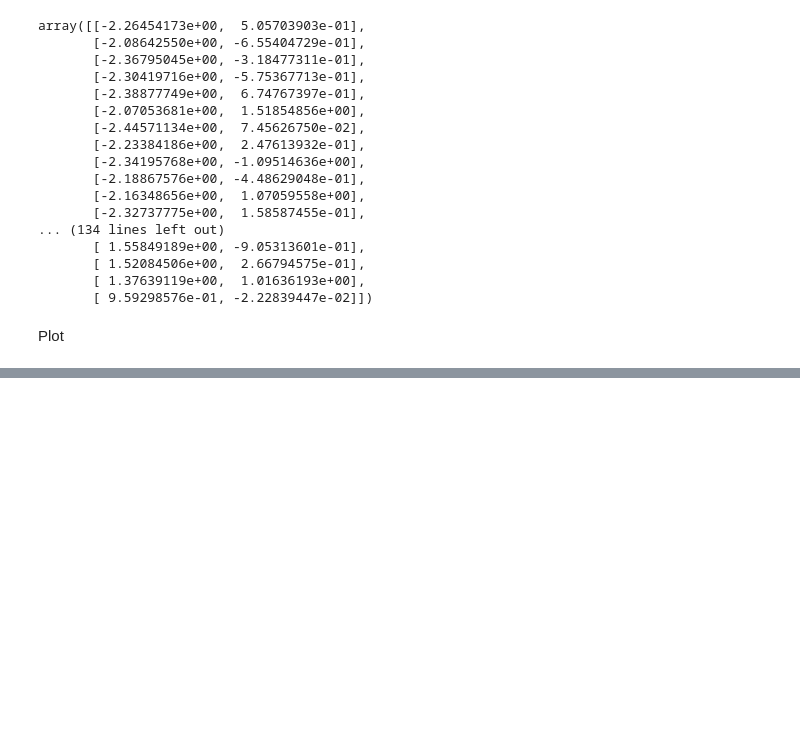
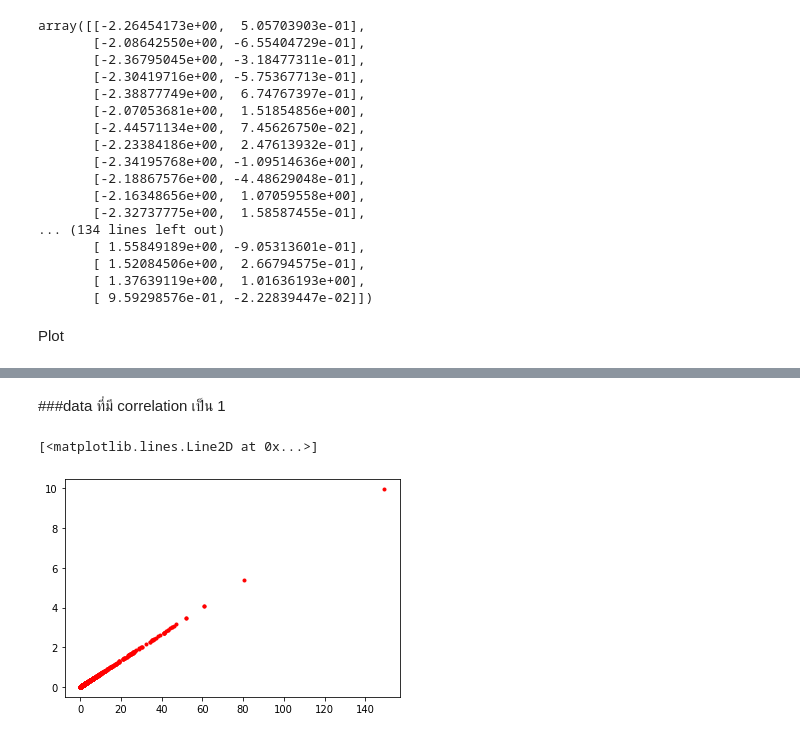
Before and after one commit to Kggzzz/Multivaririate, a Jupyter notebook: Chapter3_PCA.ipynb, the cells around one changed output, grey strips where cells are left out. Cells and saved outputs as stored; diff of their text form; code cells hidden in the pictures; blank space fills up the shorter version.

```diff
--- a/Chapter3_PCA.ipynb
+++ b/Chapter3_PCA.ipynb
@@ -372,0 +423,4 @@ Plot
+# %%
+#เลือกมาทำต่อเฉพาะข้อมูลที่เป็นตัวเลข
+newdata = data.iloc[:,7:]
+newdata.head()
@@ -372,0 +491,7 @@ Plot
+# %% [markdown]
+###data ที่มี correlation เป็น 1
+# %%
+plt.plot(newdata.iloc[:,10],newdata.iloc[:,27],'r.')
+# %% [output]
+[<matplotlib.lines.Line2D at 0x...>]
+[figure, added]
```
Also changed, not shown: parts of 27 cells of this notebook.
